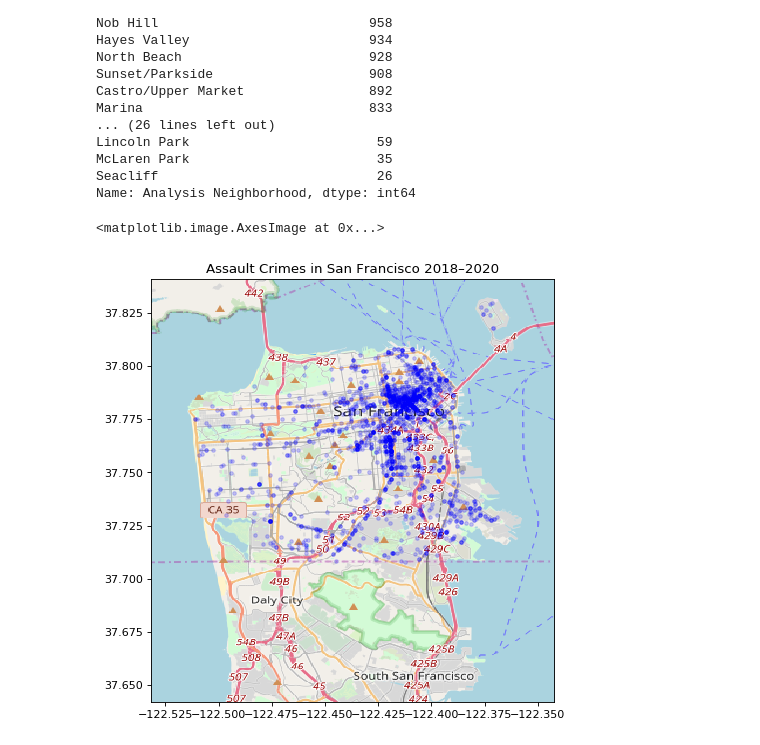
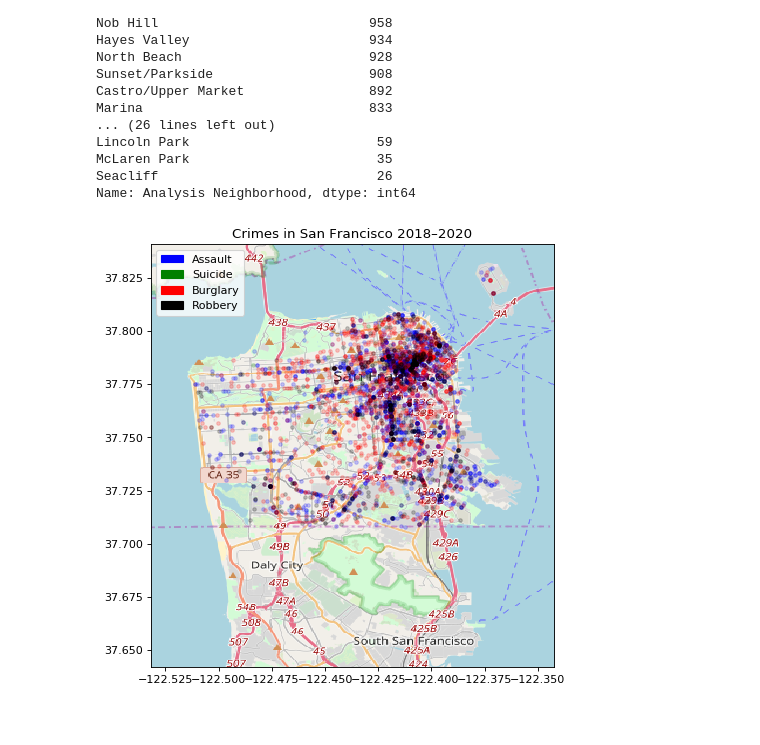
Before and after one commit to Higgins2718/SFCrime, a Jupyter notebook: sfcrime.ipynb, the cells around one changed output. Saved outputs shown, nothing was run; the diff lists cells and outputs as text; code cells hidden in the pictures.

```diff
--- a/sfcrime.ipynb
+++ b/sfcrime.ipynb
@@ -110,21 +130,39 @@ Seacliff                            26
 Name: Analysis Neighborhood, dtype: int64
 # %%
 assault = new_crime[new_crime['Incident Category'] == 'Assault']
+# %%
+suicide = new_crime[new_crime['Incident Category'] == 'Suicide']
+# %%
+burglary = new_crime[new_crime['Incident Category'] == 'Burglary']
+# %%
+robbery = new_crime[new_crime['Incident Category'] == 'Robbery']
 # %%
 BBox = ((-122.5319, -122.3424,
          37.6420, 37.8407))
 # %%
 ruh_m = plt.imread('/content/map-2.png')
 # %%
+import matplotlib.patches as mpatches
+
 plt.rcParams['figure.dpi']= 80
 
 
 fig, ax = plt.subplots(figsize = (8,7))
 ax.scatter(assault.Longitude, assault.Latitude, zorder=1, alpha= 0.2, c='b', s=10)
-ax.set_title('Assault Crimes in San Francisco 2018–2020')
+ax.scatter(suicide.Longitude, suicide.Latitude, zorder=1, alpha= 0.2, c='g', s=10)
+ax.scatter(burglary.Longitude, burglary.Latitude, zorder=1, alpha= 0.2, c='r', s=10)
+ax.scatter(robbery.Longitude, robbery.Latitude, zorder=1, alpha= 0.2, c='k', s=10)
+
+ax.set_title('Crimes in San Francisco 2018–2020')
 ax.set_xlim(BBox[0],BBox[1])
 ax.set_ylim(BBox[2],BBox[3])
+blue_patch = mpatches.Patch(color='blue', label='Assault')
+green_patch = mpatches.Patch(color='green', label='Suicide')
+red_patch = mpatches.Patch(color='red', label='Burglary')
+black_patch = mpatches.Patch(color='black', label='Robbery')
+
+plt.legend(handles=[blue_patch, green_patch, red_patch, black_patch ])
 ax.imshow(ruh_m, zorder=0, extent = BBox, aspect= 'equal')
+plt.show()
 # %% [output]
-<matplotlib.image.AxesImage at 0x...>
-[figure, old version]
+[figure, new version]
```
Also changed, not shown: parts of 1 cell of this notebook.
